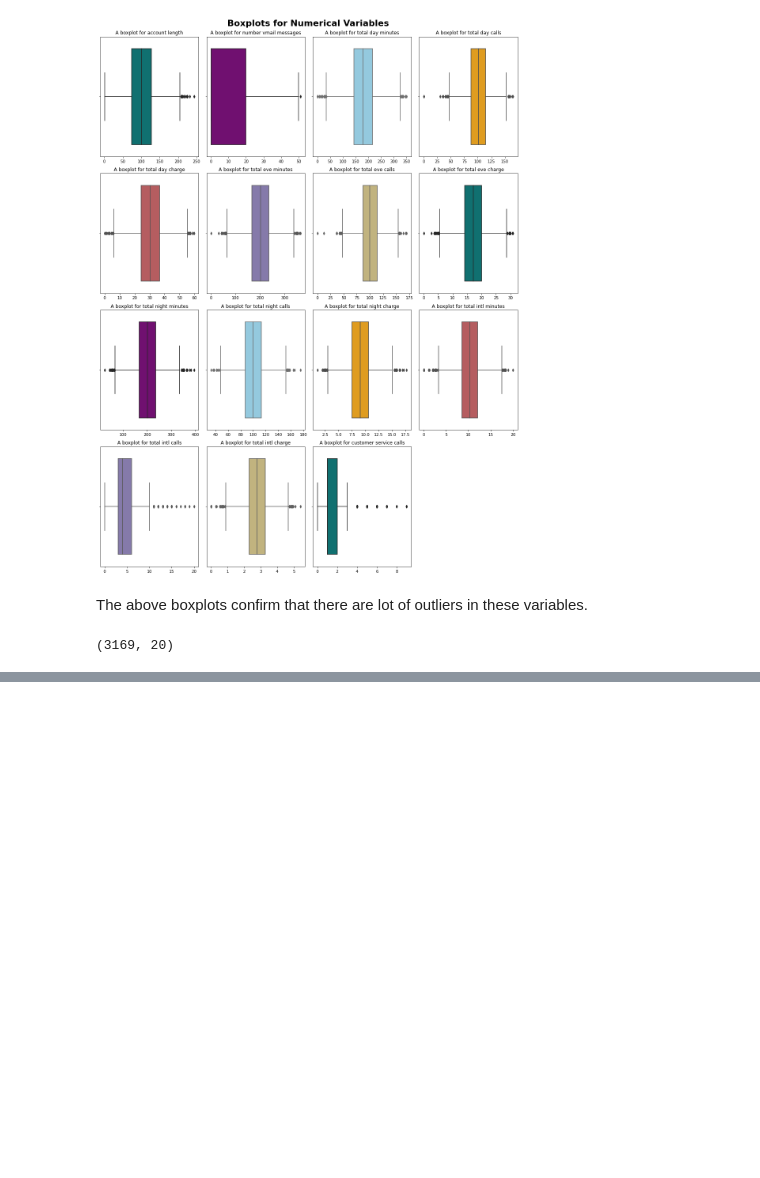
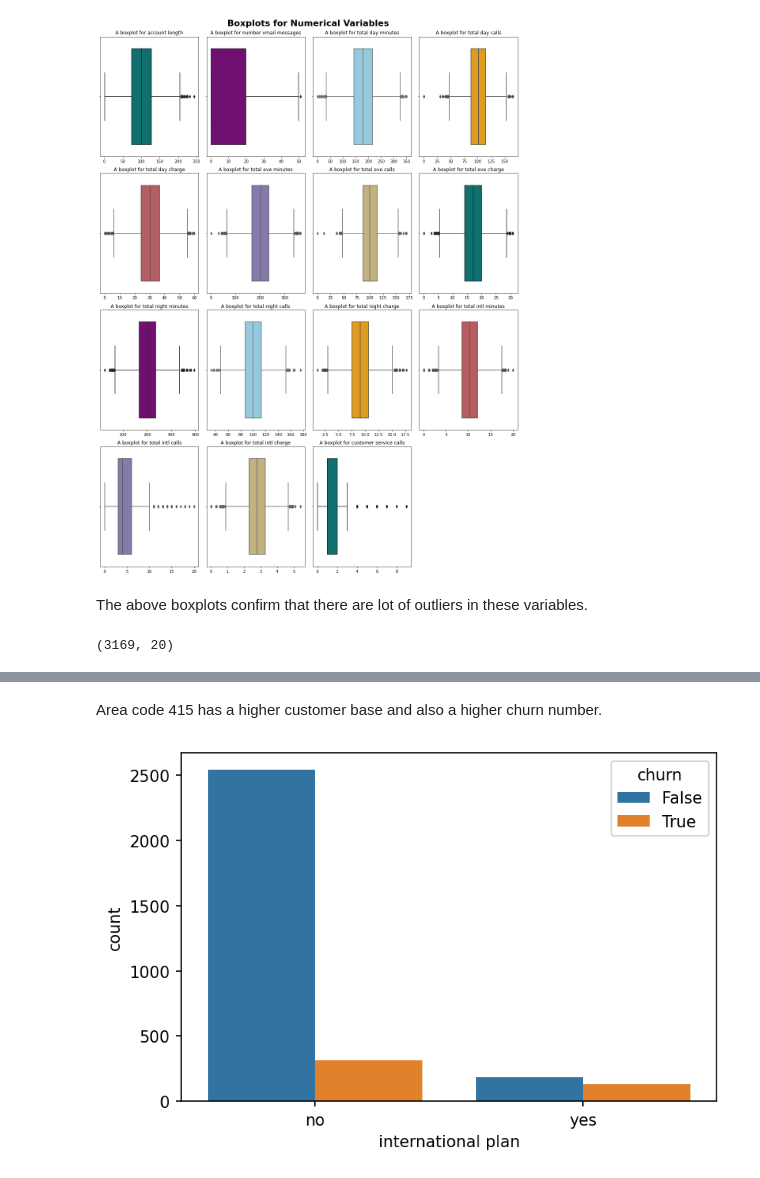
Before and after one commit to AgathaNyambati/SyriaTel-Customer-Churn, a Jupyter notebook: churn.ipynb, the cells around one changed output, grey strips where cells are left out. Cells and saved outputs as stored; diff of their text form; code cells hidden in the pictures; blank space fills up the shorter version.

```diff
--- a/churn.ipynb
+++ b/churn.ipynb
@@ -336,0 +312,7 @@ Name: state, dtype: int64
+# %% [markdown]
+Area code 415 has a higher customer base and also a higher churn number.
+# %%
+df['international plan'].value_counts()
+sns.countplot(data=df, x='international plan', hue='churn');
+# %% [output]
+[figure, added]
```
Also changed, not shown: parts of 14 cells of this notebook.
